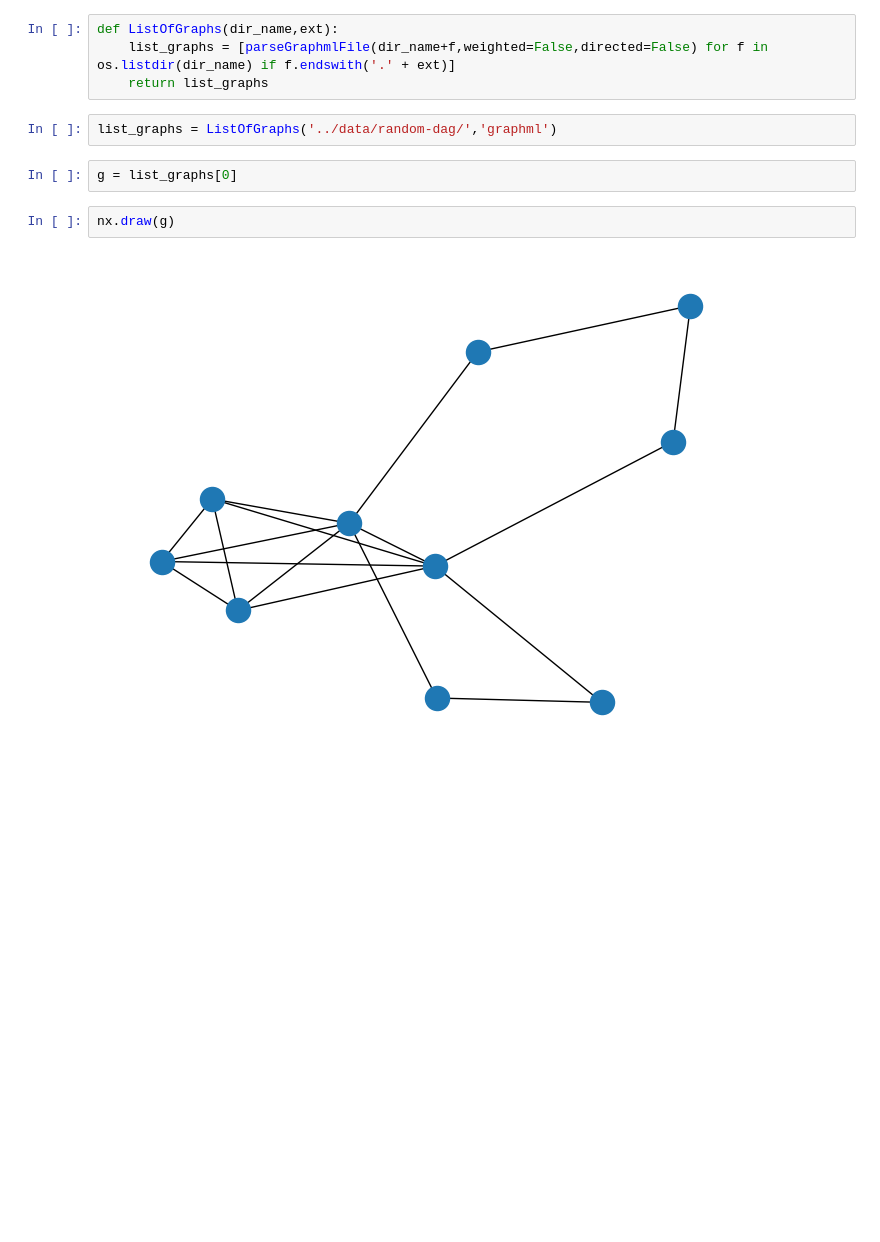
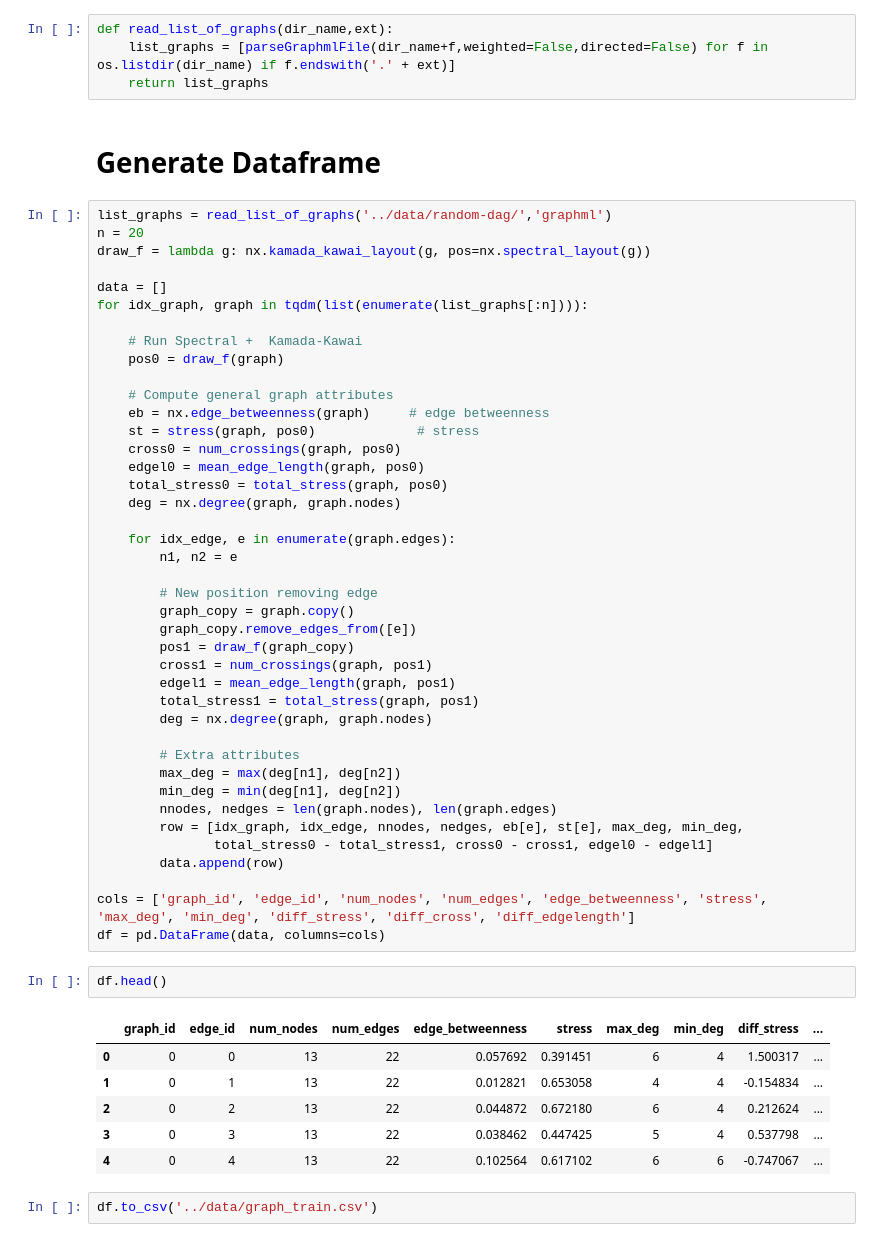
Before and after one commit to NathanielMH/EdgeRelaxationGraphDrawing, a Jupyter notebook: notebooks/data_generation.ipynb, the cells around one changed output. Drawn from its saved outputs; the diff is of its cells as text; blank space fills up the shorter version.

```diff
--- a/notebooks/data_generation.ipynb
+++ b/notebooks/data_generation.ipynb
@@ -24,12 +26,58 @@ from src.graph_parser import parseGraphmlFile
 # %%
-def ListOfGraphs(dir_name,ext):
+def read_list_of_graphs(dir_name,ext):
     list_graphs = [parseGraphmlFile(dir_name+f,weighted=False,directed=False) for f in os.listdir(dir_name) if f.endswith('.' + ext)]
     return list_graphs
-# %%
-list_graphs = ListOfGraphs('../data/random-dag/','graphml')
-# %%
-g = list_graphs[0]
-# %%
-nx.draw(g)
-# %% [output]
-[figure, removed]
+# %% [markdown]
+# Generate Dataframe
+# %%
+list_graphs = read_list_of_graphs('../data/random-dag/','graphml')
+n = 20
+draw_f = lambda g: nx.kamada_kawai_layout(g, pos=nx.spectral_layout(g))
+
+data = []
+for idx_graph, graph in tqdm(list(enumerate(list_graphs[:n]))):
+
+    # Run Spectral +  Kamada-Kawai
+    pos0 = draw_f(graph)
+
+    # Compute general graph attributes
+    eb = nx.edge_betweenness(graph)     # edge betweenness
+    st = stress(graph, pos0)             # stress
+    cross0 = num_crossings(graph, pos0)
+    edgel0 = mean_edge_length(graph, pos0)
+    total_stress0 = total_stress(graph, pos0)
+    deg = nx.degree(graph, graph.nodes)
+
+    for idx_edge, e in enumerate(graph.edges):
+        n1, n2 = e
+
+        # New position removing edge
+        graph_copy = graph.copy()
+        graph_copy.remove_edges_from([e])
+        pos1 = draw_f(graph_copy)
+        cross1 = num_crossings(graph, pos1)
+        edgel1 = mean_edge_length(graph, pos1)
+        total_stress1 = total_stress(graph, pos1)
+        deg = nx.degree(graph, graph.nodes)
+
+        # Extra attributes
+        max_deg = max(deg[n1], deg[n2])
+        min_deg = min(deg[n1], deg[n2])
+        nnodes, nedges = len(graph.nodes), len(graph.edges)
+        row = [idx_graph, idx_edge, nnodes, nedges, eb[e], st[e], max_deg, min_deg,
+               total_stress0 - total_stress1, cross0 - cross1, edgel0 - edgel1]
+        data.append(row)
+
+cols = ['graph_id', 'edge_id', 'num_nodes', 'num_edges', 'edge_betweenness', 'stress', 'max_deg', 'min_deg', 'diff_stress', 'diff_cross', 'diff_edgelength']
+df = pd.DataFrame(data, columns=cols)
+# %%
+df.head()
+# %% [output]
+|  | graph_id | edge_id | num_nodes | num_edges | edge_betweenness | stress | max_deg | min_deg | diff_stress | ... |
+| 0 | 0 | 0 | 13 | 22 | 0.057692 | 0.391451 | 6 | 4 | 1.500317 | ... |
+| 1 | 0 | 1 | 13 | 22 | 0.012821 | 0.653058 | 4 | 4 | -0.154834 | ... |
+| 2 | 0 | 2 | 13 | 22 | 0.044872 | 0.672180 | 6 | 4 | 0.212624 | ... |
+| 3 | 0 | 3 | 13 | 22 | 0.038462 | 0.447425 | 5 | 4 | 0.537798 | ... |
+| 4 | 0 | 4 | 13 | 22 | 0.102564 | 0.617102 | 6 | 6 | -0.747067 | ... |
+# %%
+df.to_csv('../data/graph_train.csv')
```
Also changed, not shown: parts of 6 cells of this notebook, 2 other files.
